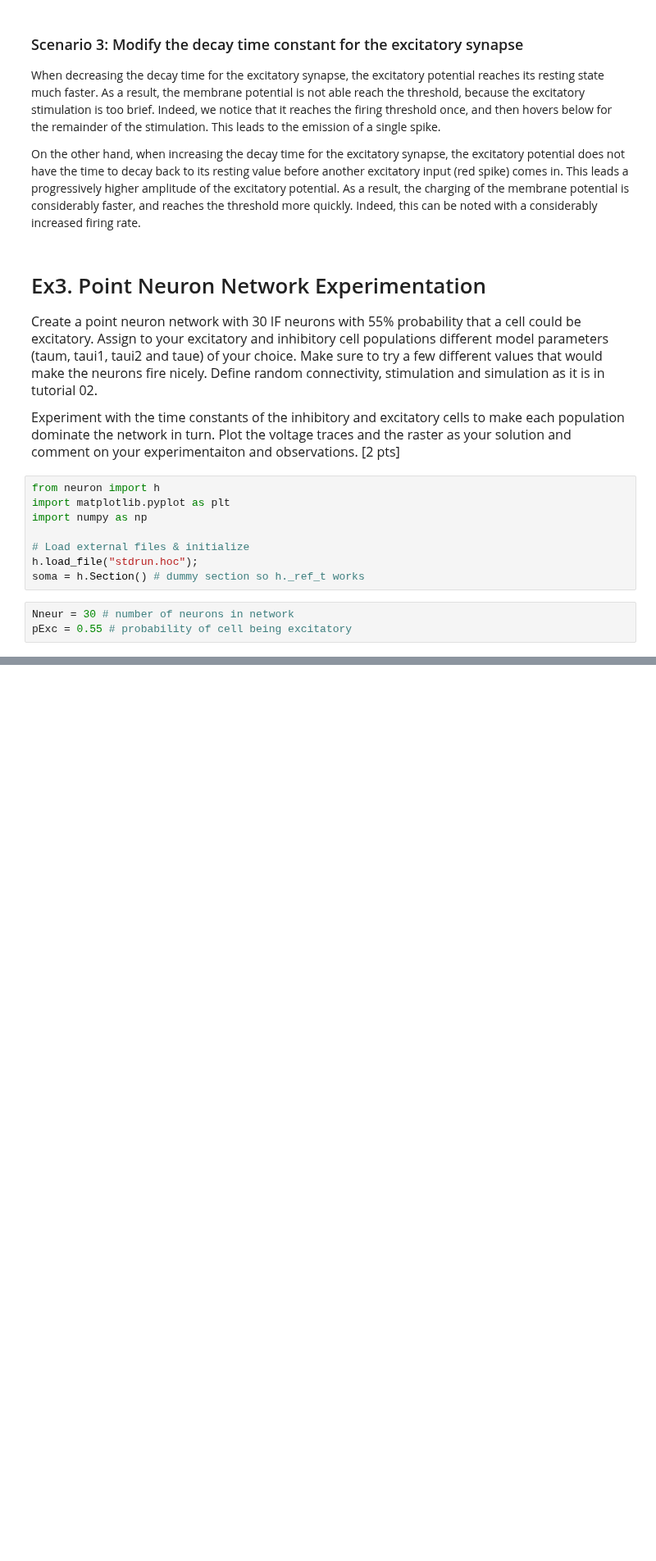
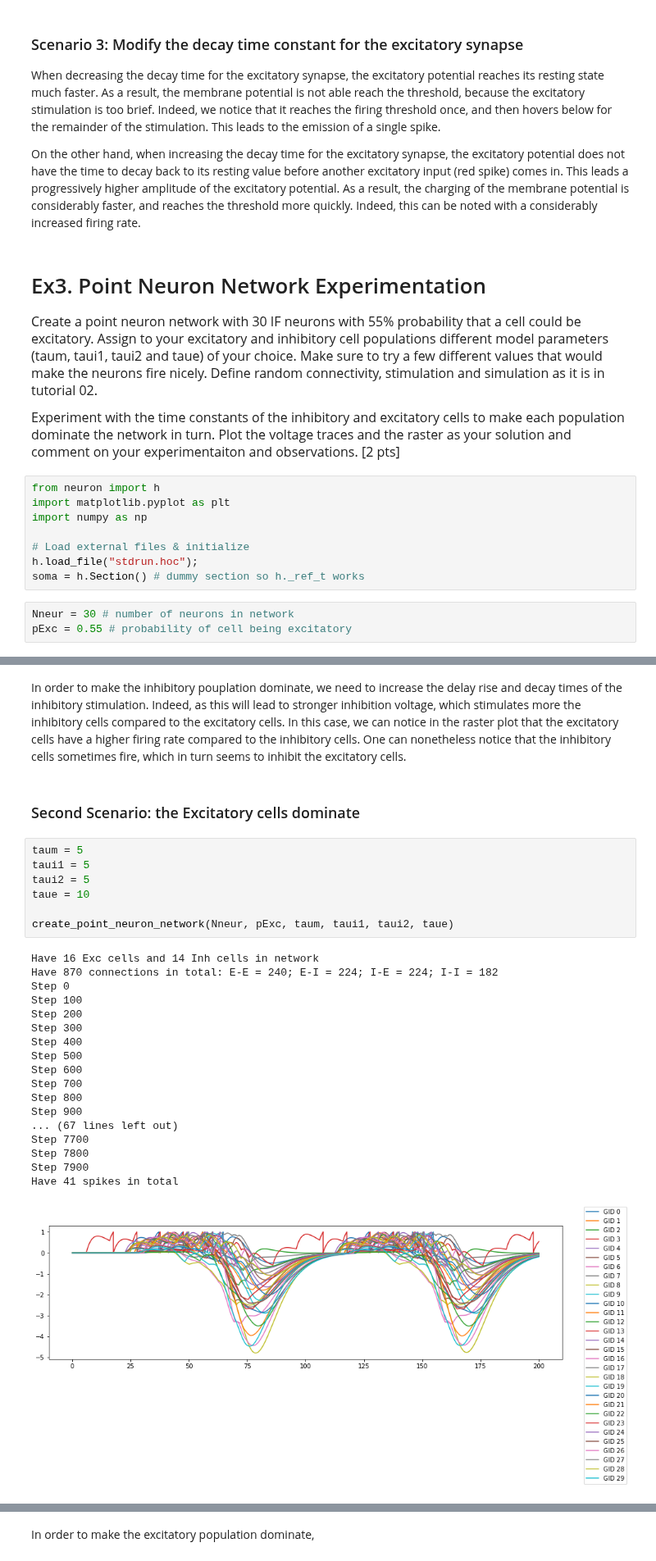
Before and after one commit to GasserElbanna/In-Silico-Neuroscience-Projects, a Jupyter notebook: Week 13/Week13_Homework.ipynb, the cells around one changed output, grey strips where cells are left out. Shown at 82% size. Drawn from its saved outputs; the diff is of its cells as text; blank space fills up the shorter version.

Commit message:
added 2 scenario of exo 3, now need to find params

```diff
--- a/Week 13/Week13_Homework.ipynb
+++ b/Week 13/Week13_Homework.ipynb
@@ -381,0 +402,30 @@ KeyboardInterrupt
+# %% [markdown]
+In order to make the inhibitory pouplation dominate, we need to increase the delay rise and decay times of the inhibitory stimulation.  Indeed, as this will lead to stronger inhibition voltage, which stimulates more the inhibitory cells compared to the excitatory cells.  In this case, we can notice in the raster plot that the excitatory cells have a higher firing rate compared to the inhibitory cells.  One can nonetheless notice that the inhibitory cells sometimes fire, which in turn seems to inhibit the excitatory cells.
+# %% [markdown]
+### Second Scenario: the Excitatory cells dominate
+# %%
+taum = 5
+taui1 = 5
+taui2 = 5
+taue = 10
+
+create_point_neuron_network(Nneur, pExc, taum, taui1, taui2, taue)
+# %% [output]
+Have 16 Exc cells and 14 Inh cells in network
+Have 870 connections in total: E-E = 240; E-I = 224; I-E = 224; I-I = 182
+Step 0
+Step 100
+Step 200
+Step 300
+Step 400
+Step 500
+Step 600
+Step 700
+Step 800
+Step 900
+... (67 lines left out)
+Step 7700
+Step 7800
+Step 7900
+Have 41 spikes in total
+[figure, added]
@@ -381,0 +433,2 @@ KeyboardInterrupt
+# %% [markdown]
+In order to make the excitatory population dominate,
```
Also changed, not shown: parts of 5 cells of this notebook.
